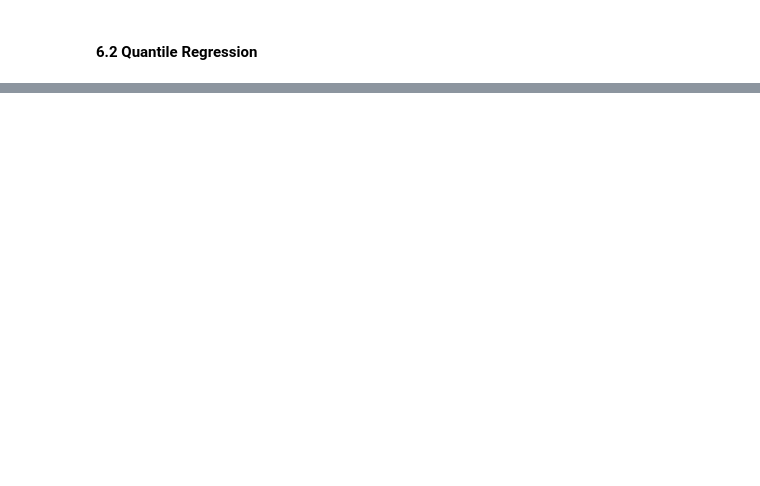
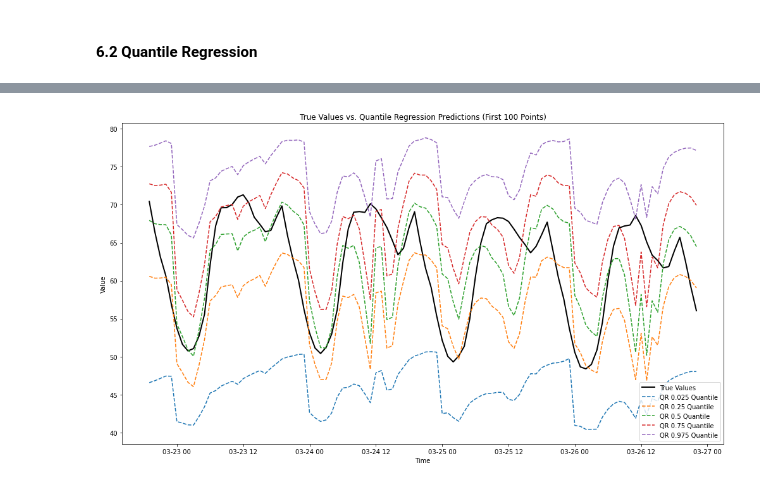
Before and after one commit to cleveryangcong/Random_Forest_Weights, a Jupyter notebook: notebooks/exploratory/1.2.0-dc-Baseline_models.ipynb, the cells around one changed output, grey strips where cells are left out. Drawn from its saved outputs; the diff is of its cells as text; code cells hidden in the pictures; blank space fills up the shorter version.

```diff
--- a/notebooks/exploratory/1.2.0-dc-Baseline_models.ipynb
+++ b/notebooks/exploratory/1.2.0-dc-Baseline_models.ipynb
@@ -198,0 +259,16 @@ print(average_loss)
+# %%
+# Plot for Quantile Regression Predictions:
+plt.figure(figsize=(14, 8))
+plt.plot(time_index_subset, y_test_subset, label='True Values', color='black', linewidth=2)
+
+for i, q in enumerate([0.025, 0.25, 0.5, 0.75, 0.975]):
+    plt.plot(time_index_subset, qr_pred_subset[:, i], label=f'QR {q} Quantile', linestyle='--')
+
+plt.title('True Values vs. Quantile Regression Predictions (First 100 Points)')
+plt.xlabel('Time')
+plt.ylabel('Value')
+plt.legend()
+plt.tight_layout()
+plt.show()
+# %% [output]
+[figure, added]
```
Also changed, not shown: parts of 8 cells of this notebook, 1 other file.
